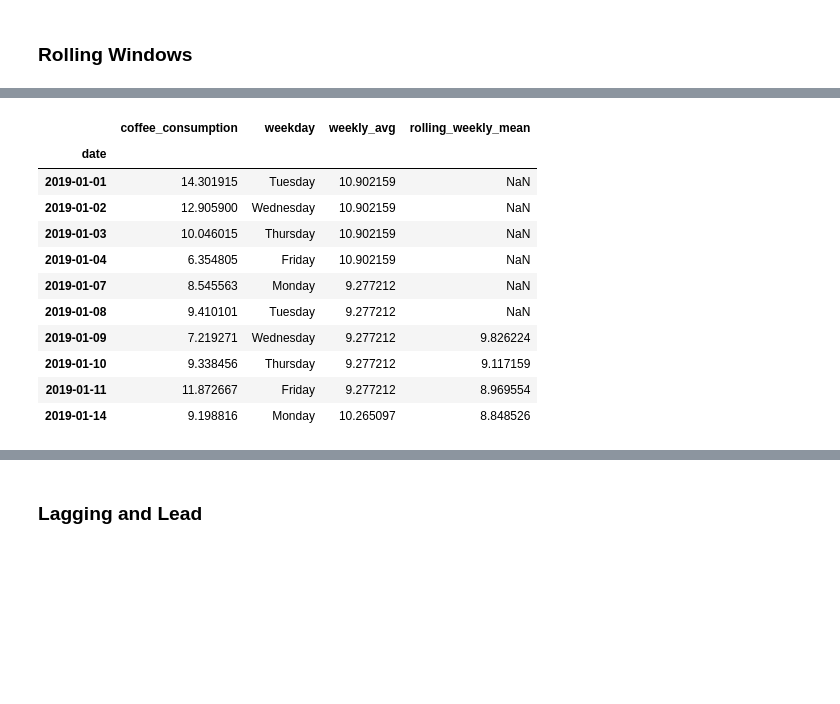
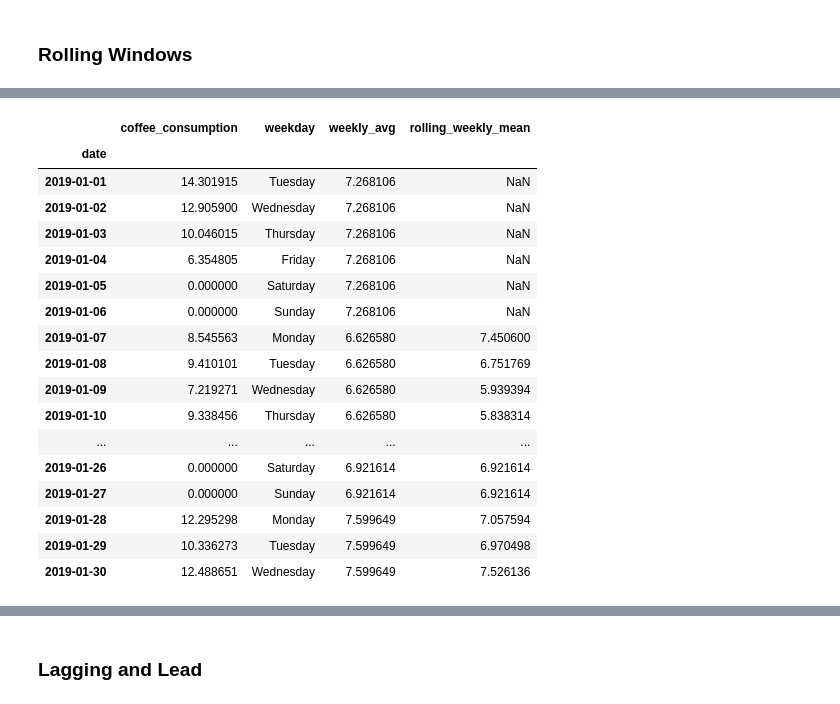
Before and after one commit to lopezelihezer/time-series-exercises, a Jupyter notebook: working-with-time-series-data.ipynb, the cells around one changed output, grey strips where cells are left out. Cells and saved outputs as stored; diff of their text form; code cells hidden in the pictures; blank space fills up the shorter version.

```diff
--- a/working-with-time-series-data.ipynb
+++ b/working-with-time-series-data.ipynb
@@ -73,4 +86,3 @@ df.date.dt.month.value_counts()
 Name: date, dtype: int64
 # %%
-df['weekday']  = df.date.dt.day_name()
-df.weekday.value_counts()
+df['month'] = df.date.dt.month
@@ -221,5 +294,4 @@ df.resample('M').sum()
 # %% [markdown]
 ### Rolling Windows
 # %%
-# 3 day moving average
-df.asfreq('D').fillna(0)
+df = df.asfreq('D').fillna(0)
@@ -245,15 +329,21 @@ df['rolling_weekly_mean'] = df.coffee_consumption.rolling(7).mean()
 # %%
-df.head(10)
+df.head(30)
 # %% [output]
 |  | coffee_consumption | weekday | weekly_avg | rolling_weekly_mean |
 | date |  |  |  |  |
-| 2019-01-01 | 14.301915 | Tuesday | 10.902159 | NaN |
-| 2019-01-02 | 12.905900 | Wednesday | 10.902159 | NaN |
-| 2019-01-03 | 10.046015 | Thursday | 10.902159 | NaN |
-| 2019-01-04 | 6.354805 | Friday | 10.902159 | NaN |
-| 2019-01-07 | 8.545563 | Monday | 9.277212 | NaN |
-| 2019-01-08 | 9.410101 | Tuesday | 9.277212 | NaN |
-| 2019-01-09 | 7.219271 | Wednesday | 9.277212 | 9.826224 |
-| 2019-01-10 | 9.338456 | Thursday | 9.277212 | 9.117159 |
-| 2019-01-11 | 11.872667 | Friday | 9.277212 | 8.969554 |
-| 2019-01-14 | 9.198816 | Monday | 10.265097 | 8.848526 |
+| 2019-01-01 | 14.301915 | Tuesday | 7.268106 | NaN |
+| 2019-01-02 | 12.905900 | Wednesday | 7.268106 | NaN |
+| 2019-01-03 | 10.046015 | Thursday | 7.268106 | NaN |
+| 2019-01-04 | 6.354805 | Friday | 7.268106 | NaN |
+| 2019-01-05 | 0.000000 | Saturday | 7.268106 | NaN |
+| 2019-01-06 | 0.000000 | Sunday | 7.268106 | NaN |
+| 2019-01-07 | 8.545563 | Monday | 6.626580 | 7.450600 |
+| 2019-01-08 | 9.410101 | Tuesday | 6.626580 | 6.751769 |
+| 2019-01-09 | 7.219271 | Wednesday | 6.626580 | 5.939394 |
+| 2019-01-10 | 9.338456 | Thursday | 6.626580 | 5.838314 |
+| ... | ... | ... | ... | ... |
+| 2019-01-26 | 0.000000 | Saturday | 6.921614 | 6.921614 |
+| 2019-01-27 | 0.000000 | Sunday | 6.921614 | 6.921614 |
+| 2019-01-28 | 12.295298 | Monday | 7.599649 | 7.057594 |
+| 2019-01-29 | 10.336273 | Tuesday | 7.599649 | 6.970498 |
+| 2019-01-30 | 12.488651 | Wednesday | 7.599649 | 7.526136 |
```
Also changed, not shown: parts of 57 cells of this notebook, 1 other file.
